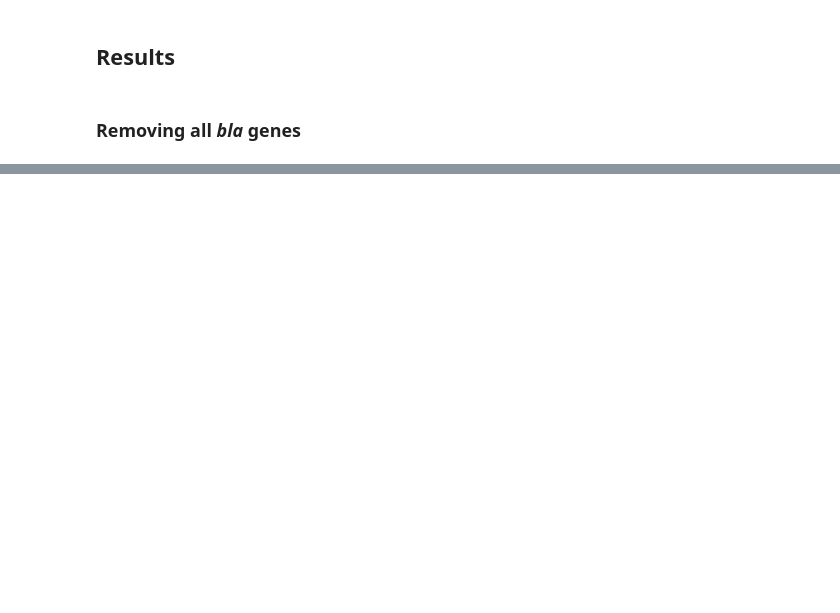
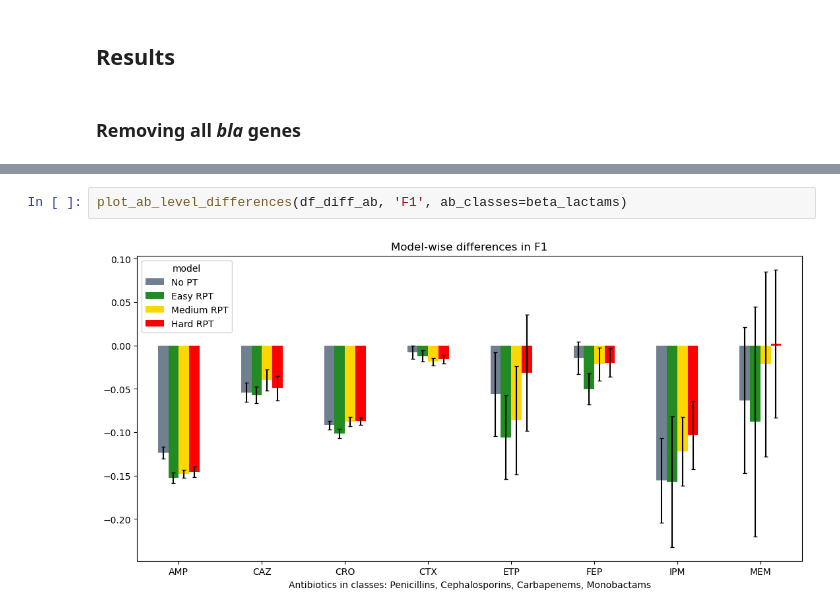
Before and after one commit to jespeols/ARFusion, a Jupyter notebook: data_vis.ipynb, the cells around one changed output, grey strips where cells are left out. Drawn from its saved outputs; the diff is of its cells as text; blank space fills up the shorter version.

```diff
--- a/data_vis.ipynb
+++ b/data_vis.ipynb
@@ -729,0 +680,4 @@ df_diff[df_diff['ab_class'].isin(beta_lactams)]
+# %%
+plot_ab_level_differences(df_diff_ab, 'F1', ab_classes=beta_lactams)
+# %% [output]
+[figure, added]
```
Also changed, not shown: parts of 25 cells of this notebook, 2 other files.
